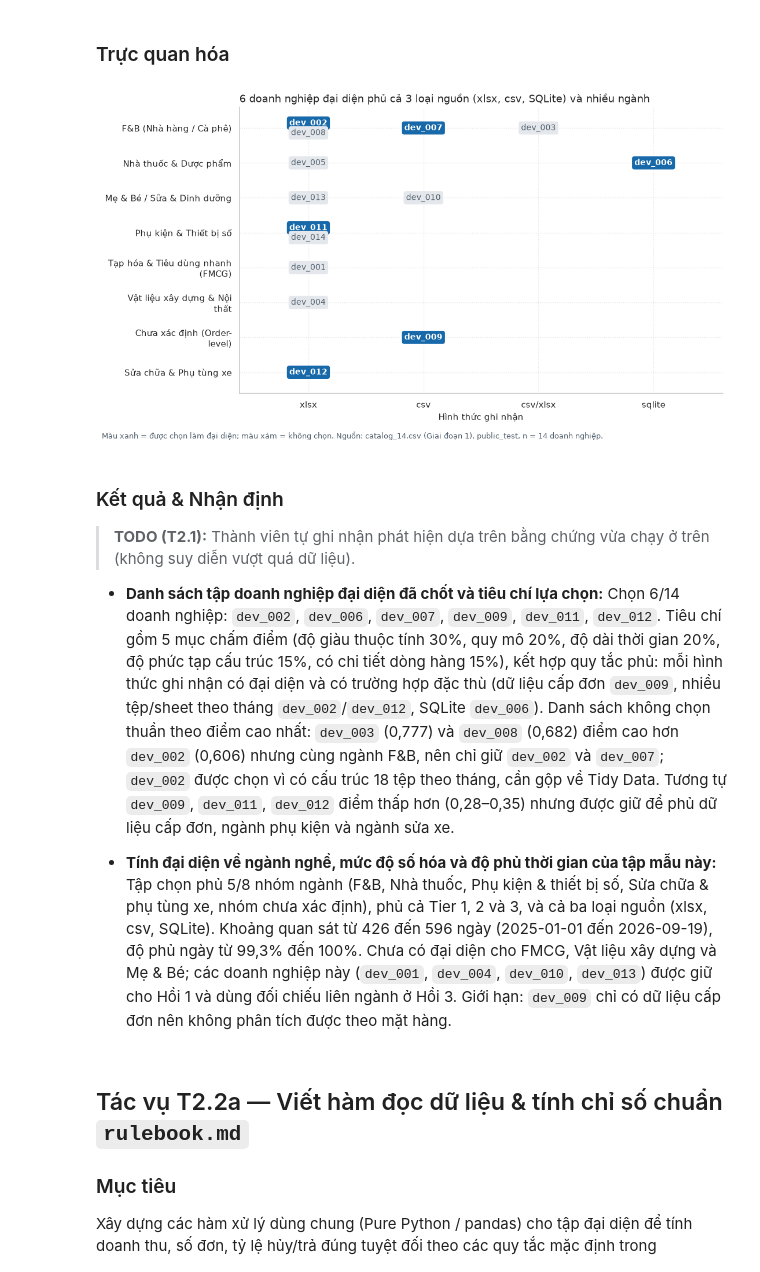
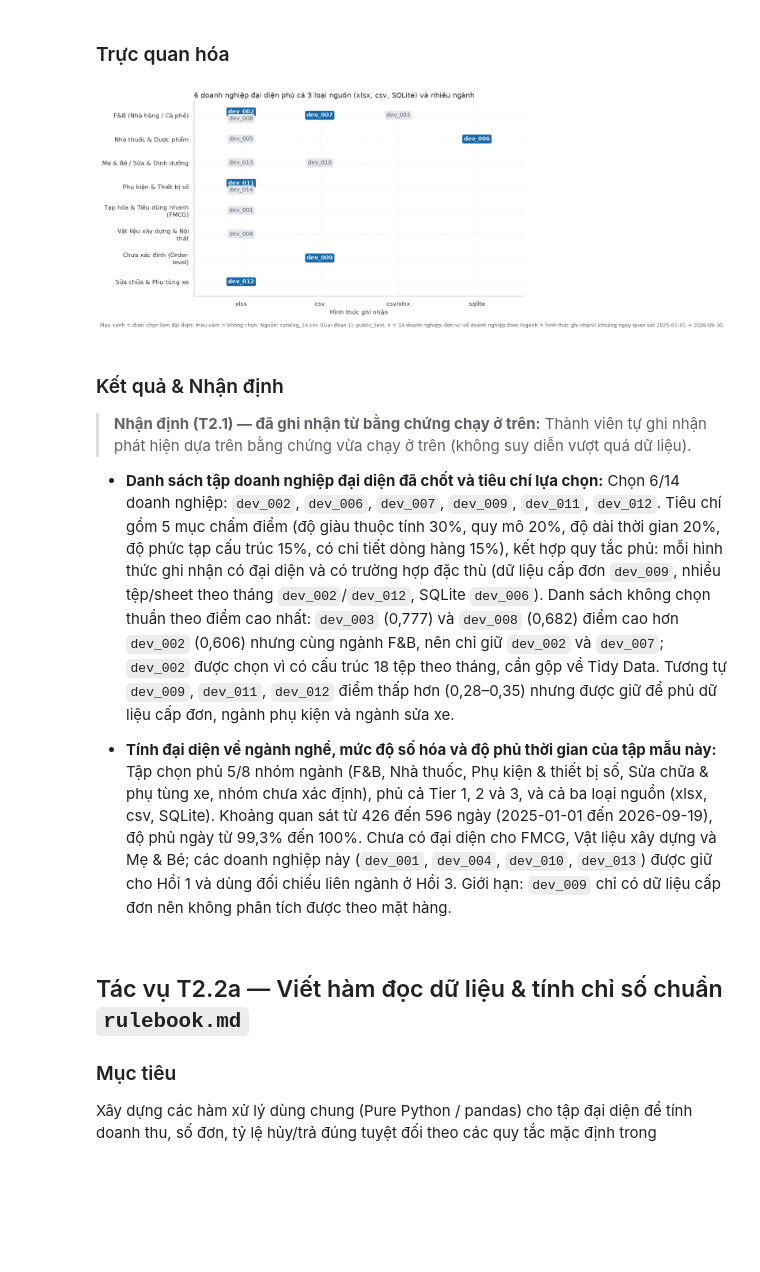
Before and after one commit to itsanhkhoi12/data-visualization-uth, a Jupyter notebook: notebook/02_business_eda.ipynb, the cells around one changed output. Drawn from its saved outputs; the diff is of its cells as text; code cells hidden in the pictures; blank space fills up the shorter version.

```diff
--- a/notebook/02_business_eda.ipynb
+++ b/notebook/02_business_eda.ipynb
@@ -568,39 +568,41 @@ for (ind, fmt), grp in catalog.groupby(["industry", "recording_format"]):
     for k, bid in enumerate(ids):
         chosen = bid in SELECTED_REPRESENTATIVE_BUSINESSES
         ax.text(
             x_pos[fmt], y_pos[ind] + (k - (len(ids) - 1) / 2) * 0.28, bid,
             ha="center", va="center", fontsize=10,
             color="white" if chosen else COLOR_GRAY_DARK,
             fontweight="bold" if chosen else "normal",
             bbox=dict(boxstyle="round,pad=0.3",
                       fc=COLOR_ACCENT_BLUE if chosen else "#E4E7EB",
                       ec="none"),
         )
 
 ax.set_xticks(range(len(formats)))
 ax.set_xticklabels(formats)
 ax.set_yticks(range(len(industries)))
 ax.set_yticklabels([textwrap.fill(i, 26) for i in industries])
 ax.set_xlim(-0.6, len(formats) - 0.4)
 ax.set_ylim(-0.6, len(industries) - 0.4)
 ax.invert_yaxis()
 ax.grid(True, linestyle=":", alpha=0.5)
 ax.set_xlabel("Hình thức ghi nhận")
 ax.set_title(f"{len(SELECTED_REPRESENTATIVE_BUSINESSES)} doanh nghiệp đại diện phủ cả 3 loại nguồn "
              "(xlsx, csv, SQLite) và nhiều ngành")
 fig.text(0.01, -0.02,
          "Màu xanh = được chọn làm đại diện; màu xám = không chọn. "
-         "Nguồn: catalog_14.csv (Giai đoạn 1), public_test, n = 14 doanh nghiệp.",
+         "Nguồn: catalog_14.csv (Giai đoạn 1), public_test, n = 14 doanh nghiệp; "
+         f"đơn vị: số doanh nghiệp theo (ngành × hình thức ghi nhận); "
+         f"khoảng ngày quan sát {catalog['min_date'].min()} → {catalog['max_date'].max()}.",
          fontsize=9, color=COLOR_GRAY_DARK)
 plt.tight_layout()
 fig.savefig(PHASE2_FIGURES_DIR / "t21_representative_matrix.png")
 plt.show()
 # %% [output]
-[figure, old version]
+[figure, new version]
 # %% [markdown]
 ### Kết quả & Nhận định
 
-> **TODO (T2.1):** Thành viên tự ghi nhận phát hiện dựa trên bằng chứng vừa chạy ở trên (không suy diễn vượt quá dữ liệu).
+> **Nhận định (T2.1) — đã ghi nhận từ bằng chứng chạy ở trên:** Thành viên tự ghi nhận phát hiện dựa trên bằng chứng vừa chạy ở trên (không suy diễn vượt quá dữ liệu).
 
 - **Danh sách tập doanh nghiệp đại diện đã chốt và tiêu chí lựa chọn:** Chọn 6/14 doanh nghiệp: `dev_002`, `dev_006`, `dev_007`, `dev_009`, `dev_011`, `dev_012`. Tiêu chí gồm 5 mục chấm điểm (độ giàu thuộc tính 30%, quy mô 20%, độ dài thời gian 20%, độ phức tạp cấu trúc 15%, có chi tiết dòng hàng 15%), kết hợp quy tắc phủ: mỗi hình thức ghi nhận có đại diện và có trường hợp đặc thù (dữ liệu cấp đơn `dev_009`, nhiều tệp/sheet theo tháng `dev_002`/`dev_012`, SQLite `dev_006`). Danh sách không chọn thuần theo điểm cao nhất: `dev_003` (0,777) và `dev_008` (0,682) điểm cao hơn `dev_002` (0,606) nhưng cùng ngành F&B, nên chỉ giữ `dev_002` và `dev_007`; `dev_002` được chọn vì có cấu trúc 18 tệp theo tháng, cần gộp về Tidy Data. Tương tự `dev_009`, `dev_011`, `dev_012` điểm thấp hơn (0,28–0,35) nhưng được giữ để phủ dữ liệu cấp đơn, ngành phụ kiện và ngành sửa xe.
 
```
Also changed, not shown: parts of 14 cells of this notebook, 4 other files.
